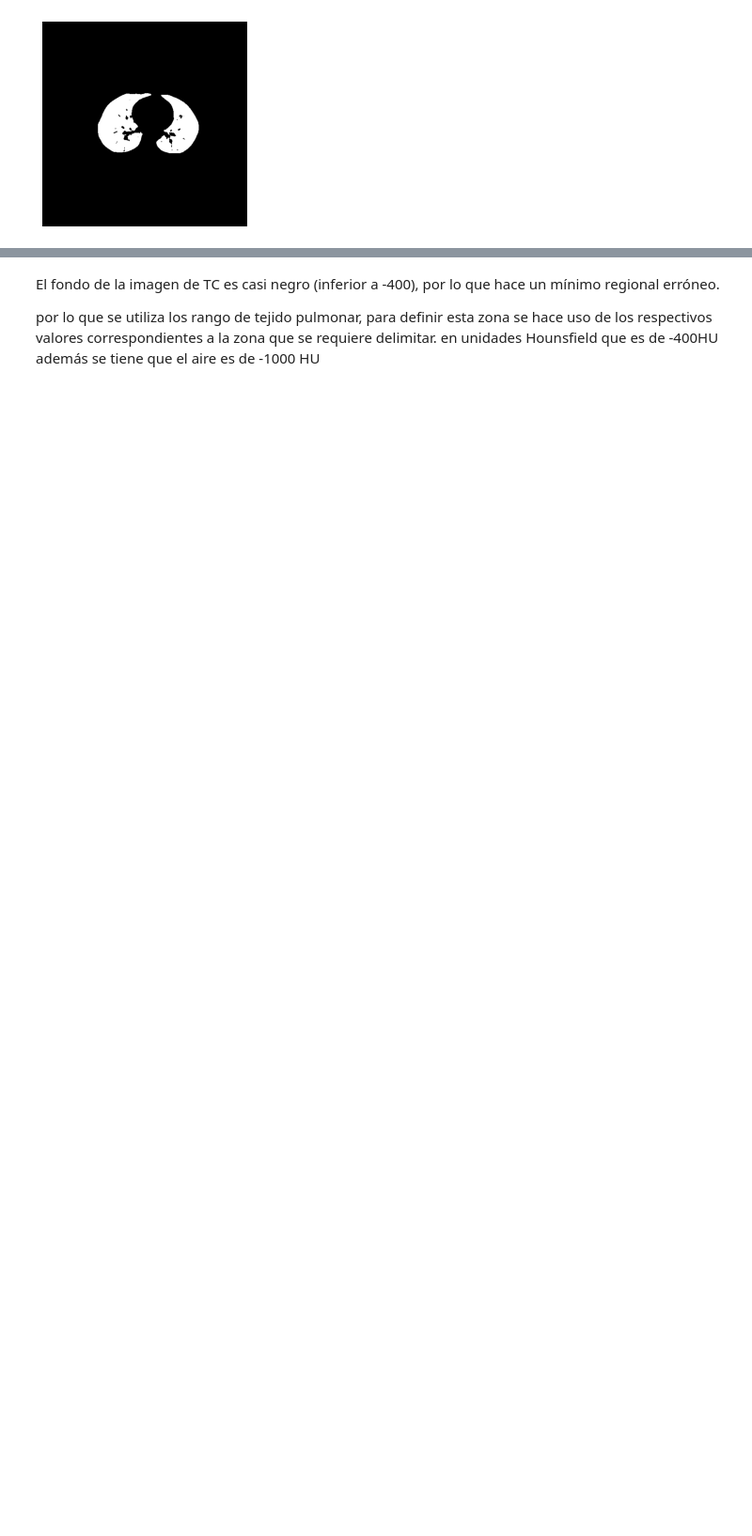
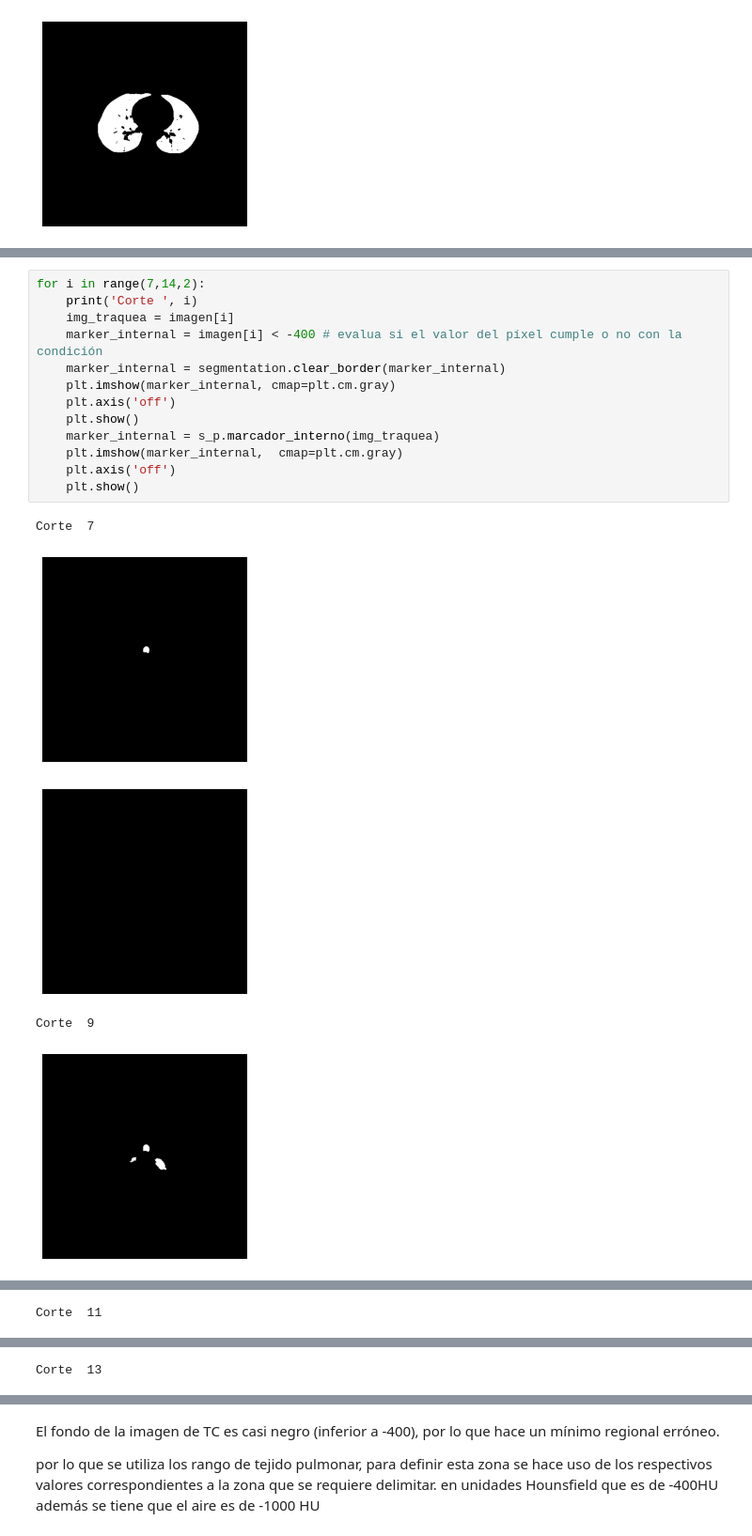
Before and after one commit to jennifer95/visualizacion-segmentacion-pulmonar-DICOM-python, a Jupyter notebook: Segmentación de tejido pulmonar.ipynb, the cells around one changed output, grey strips where cells are left out. Shown at 94% size. Cells and saved outputs as stored; diff of their text form; blank space fills up the shorter version.

```diff
--- a/Segmentación de tejido pulmonar.ipynb
+++ b/Segmentación de tejido pulmonar.ipynb
@@ -265,0 +252,19 @@ plt.show()
+# %%
+for i in range(7,14,2):
+    print('Corte ', i)
+    img_traquea = imagen[i]
+    marker_internal = imagen[i] < -400 # evalua si el valor del píxel cumple o no con la condición
+    marker_internal = segmentation.clear_border(marker_internal)
+    plt.imshow(marker_internal, cmap=plt.cm.gray)
+    plt.axis('off')
+    plt.show()
+    marker_internal = s_p.marcador_interno(img_traquea)
+    plt.imshow(marker_internal,  cmap=plt.cm.gray)
+    plt.axis('off')
+    plt.show()
+# %% [output]
+Corte  7
+[figure, added]
+[figure, added]
+Corte  9
+[figure, added]
@@ -265,0 +272 @@ plt.show()
+Corte  11
@@ -265,0 +275 @@ plt.show()
+Corte  13
```
Also changed, not shown: parts of 21 cells of this notebook.
